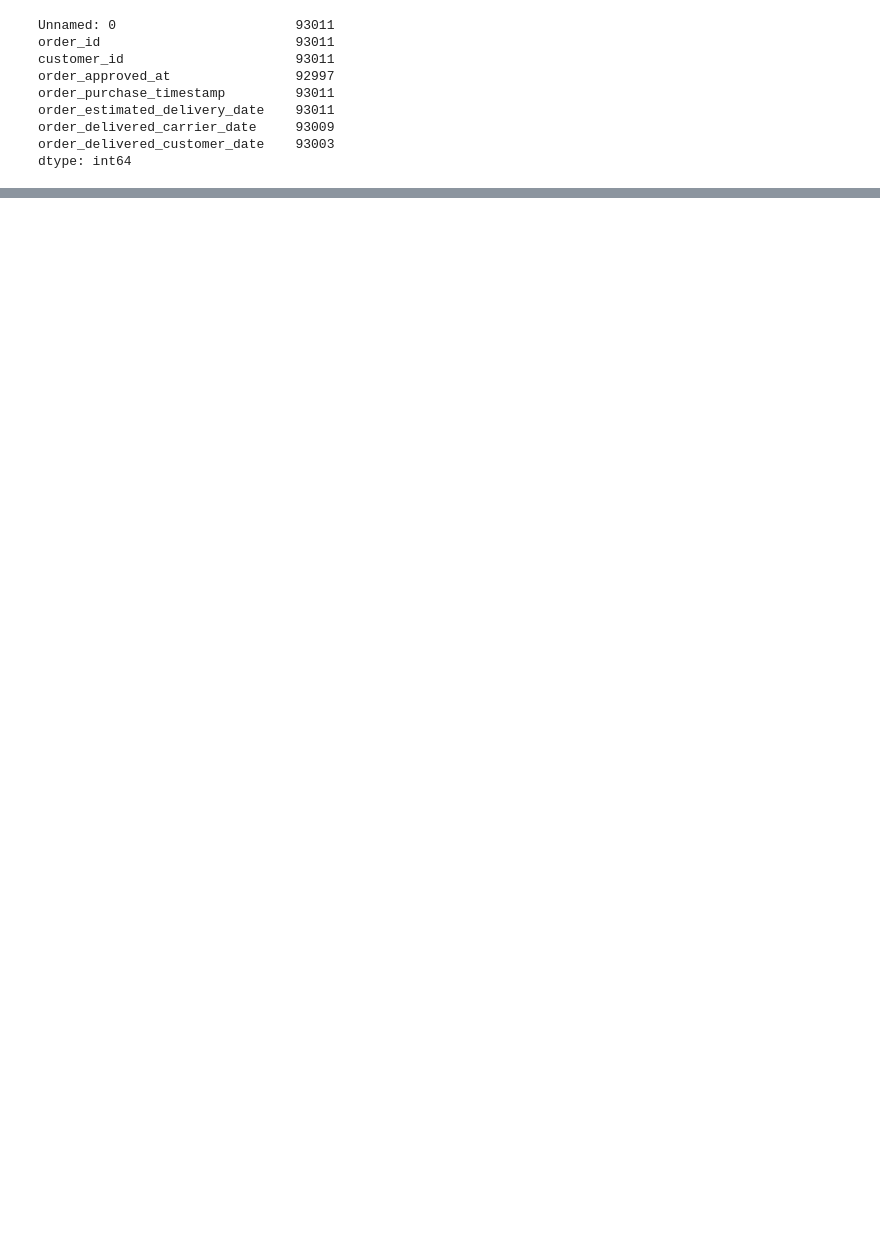
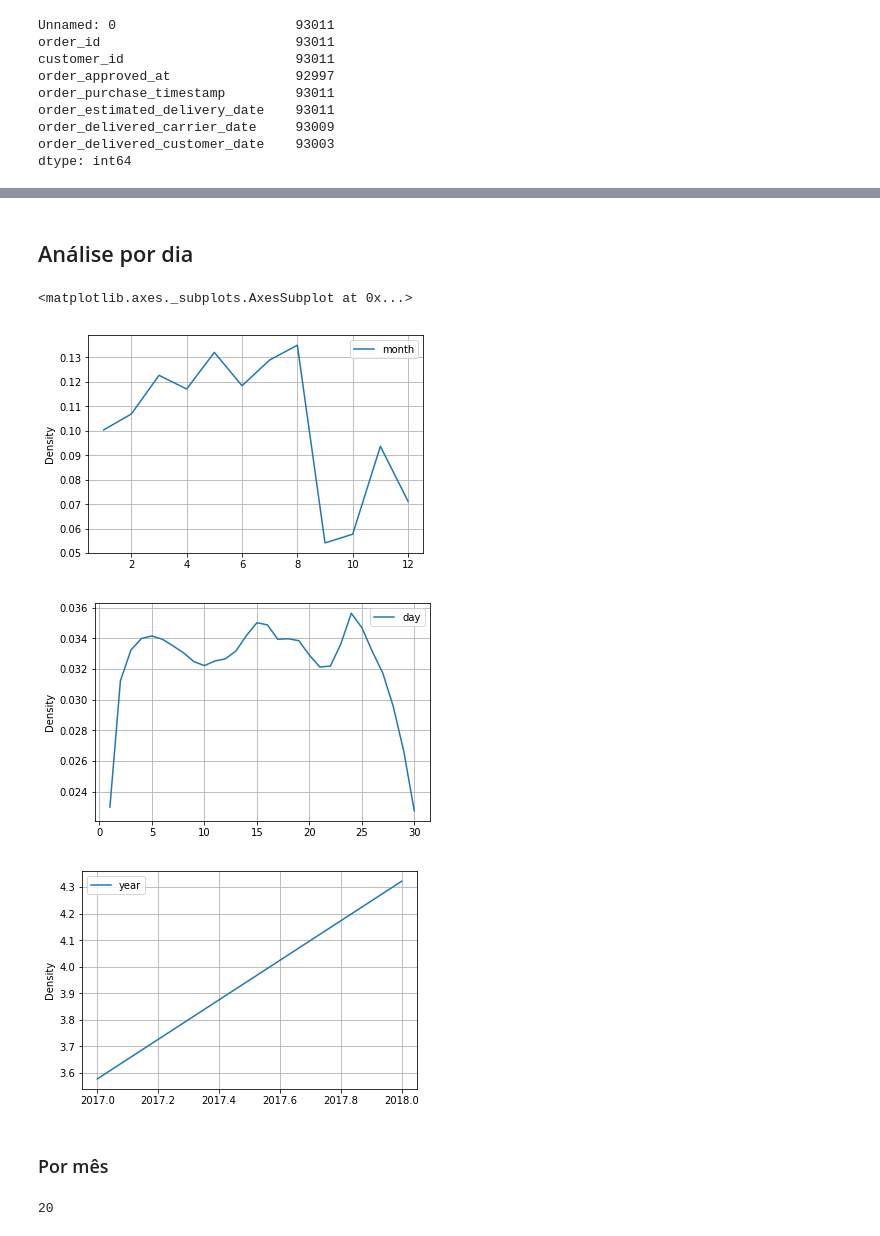
Before and after one commit to GuiBrandt/e-commerce, a Jupyter notebook: Sprint 1/Hipóteses.ipynb, the cells around one changed output, grey strips where cells are left out. Saved outputs shown, nothing was run; the diff lists cells and outputs as text; code cells hidden in the pictures; blank space fills up the shorter version.

```diff
--- a/Sprint 1/Hipóteses.ipynb
+++ b/Sprint 1/Hipóteses.ipynb
@@ -40,0 +165,24 @@ len(months.keys())
+# %% [markdown]
+## Análise por dia
+# %%
+orders_by_year_and_month.plot.kde(y='month', ind=range(1, 13), grid=True)
+orders_by_year_and_month.plot.kde(y='day', ind=range(1, 31), grid=True)
+orders_by_year_and_month.plot.kde(y='year', ind=range(2017, 2019), grid=True)
+# %% [output]
+<matplotlib.axes._subplots.AxesSubplot at 0x...>
+[figure, added]
+[figure, added]
+[figure, added]
+# %% [markdown]
+### Por mês
+# %%
+orders_by_day_by_month = orders_by_year_and_month.groupby(['year', 'month'])
+
+def histogram_for_month(m):
+    days = orders_by_day_by_month.get_group(m)['day']
+    return np.histogram(days, density=True, bins=range(32))[0]
+
+monthly = [histogram_for_month(m) for m in orders_by_day_by_month.groups]
+len(monthly)
+# %% [output]
+20
```
Also changed, not shown: parts of 36 cells of this notebook, 1 other file.
